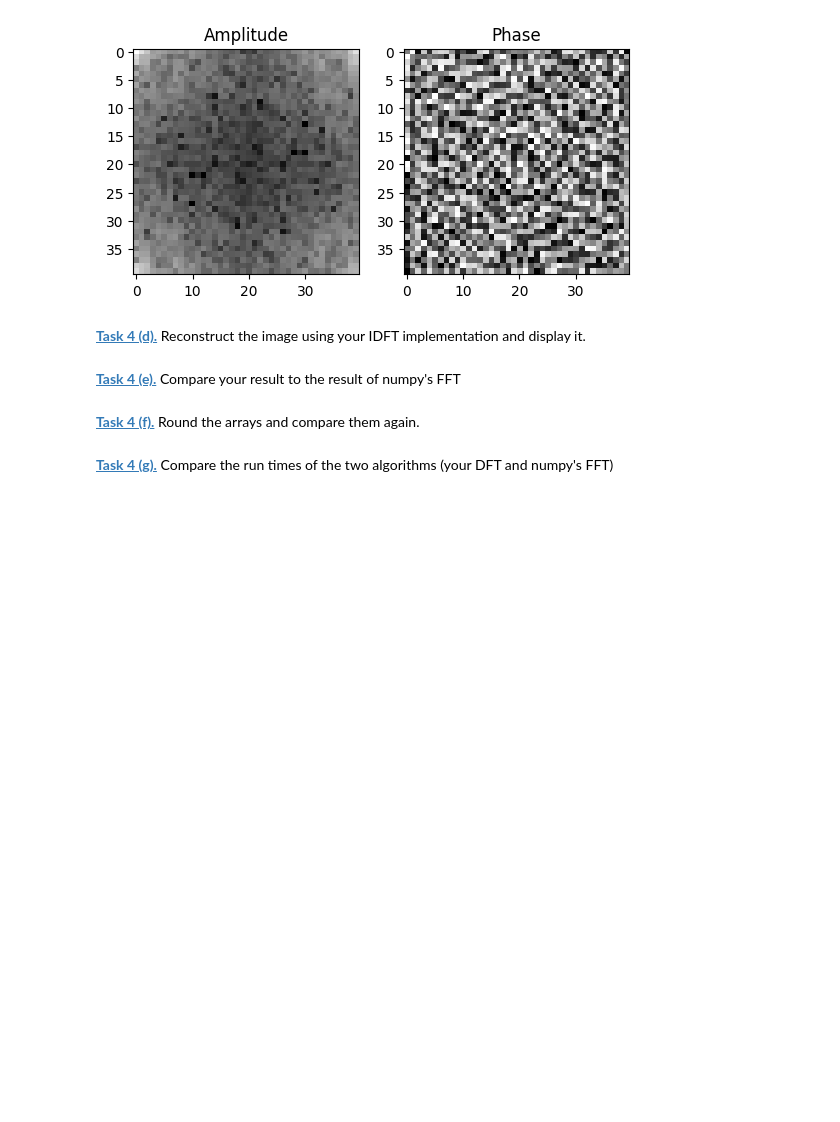
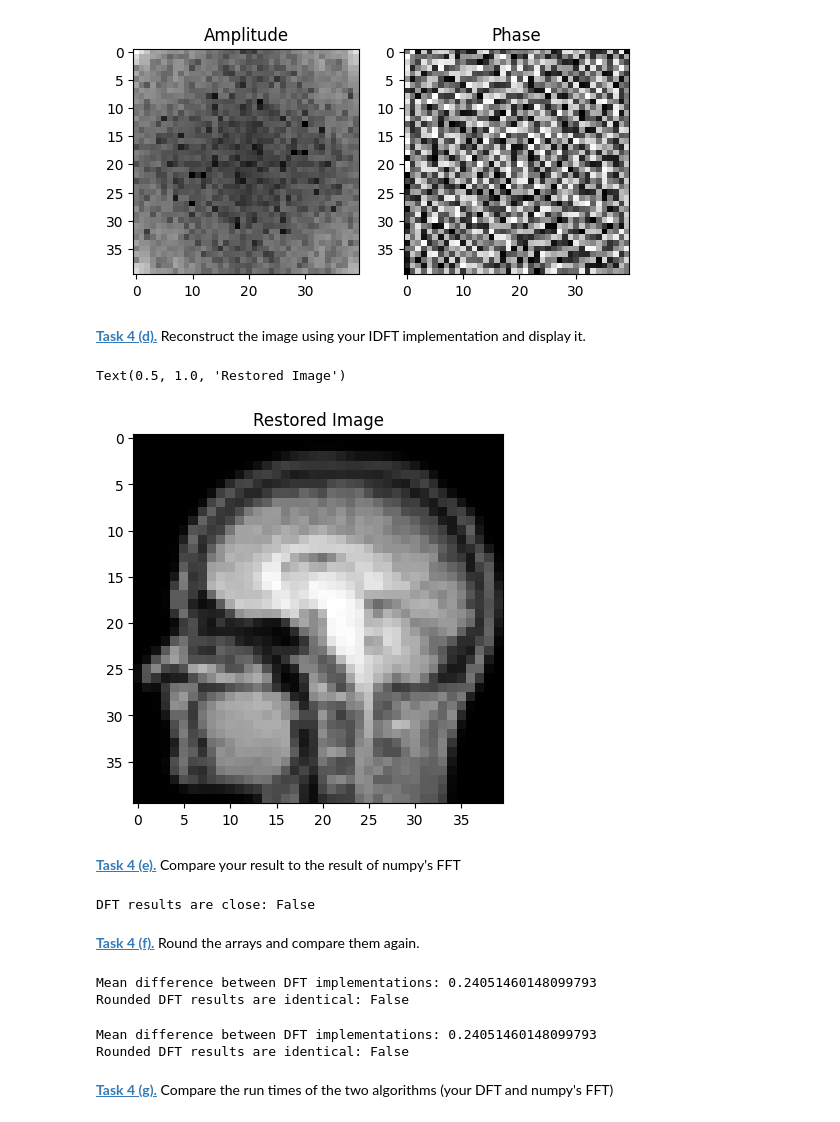
Before and after one commit to JonasSchenker/mobi-fs5-python, a Jupyter notebook: fourier.ipynb, the cells around one changed output. Saved outputs shown, nothing was run; the diff lists cells and outputs as text; code cells hidden in the pictures; blank space fills up the shorter version.

```diff
--- a/fourier.ipynb
+++ b/fourier.ipynb
@@ -208,8 +208,8 @@ plt.show()
 # %%
 #Implement your own DFT function and compare the result as well as the run time
 #to the implementation from numpy
-def my_dft2(image):
-    M, N = image.shape
+def my_dft2(img):
+    M, N = img.shape
     dft = np.zeros((M, N), dtype=complex)
     for u in range(M):
         for v in range(N):
@@ -217,8 +217,8 @@ def my_dft2(image):
             for x in range(M):
                 for y in range(N):
                     exponent = -2j * np.pi * ((u * x) / M + (v * y) / N)
-                    sum_val += image[x, y] * np.exp(exponent)
-            dft[u, v] = sum_val
+                    sum_val += img[x, y] * np.exp(exponent)
+            dft[u, v] = sum_val / (M * N)  # normalize
     return dft
 # %% [markdown]
 **[Task 4 (b).]()** Implement a function that computes the 2D-IDFT.
@@ -234,7 +234,7 @@ def my_idft2(dft):
                 for v in range(N):
                     exponent = 2j * np.pi * ((u * x) / M + (v * y) / N)
                     sum_val += dft[u, v] * np.exp(exponent)
-            idft[x, y] = sum_val / (M * N)
+            idft[x, y] = sum_val
     return idft
 # %% [markdown]
 Due to high computational costs, we need to resize the image.
@@ -268,9 +269,60 @@ plt.show()
 [figure]
 # %% [markdown]
 **[Task 4 (d).]()** Reconstruct the image using your IDFT implementation and display it.
+# %%
+# reconstruct the image using your IDFT function and display it
+test_img_restored = my_idft2(test_img_dft)
+
+plt.figure()
+plt.imshow(np.abs(test_img_restored), cmap='gray')
+plt.title('Restored Image')
+# %% [output]
+Text(0.5, 1.0, 'Restored Image')
+[figure, added]
 # %% [markdown]
 **[Task 4 (e).]()** Compare your result to the result of numpy's FFT
+# %%
+# Then, compare the results using np.allclose. – Note: You must use the
+# parameter norm=’forward’ for the np.fft.fft2 function to obtain identical
+# results. The reason is that there are slightly different definitions4 of the DFT
+# and using norm=’forward’ enforces the definition from Eq. (2)
+
+test_brain_npft = np.fft.fft2(test_img, norm='forward')
+test_brain_mydft = test_img_restored
+
+print("DFT results are close:", np.allclose(test_brain_npft, test_brain_mydft))
+# %% [output]
+DFT results are close: False
 # %% [markdown]
 **[Task 4 (f).]()** Round the arrays and compare them again.
+# %%
+# Compute the mean difference between the results of the two algorithms by
+# np.mean(np.abs(own_dft - np_fft)). Afterwards, round the DFT and the
+# FFT arrays using np.round(array, 5), where 5 is the number of decimals
+# to maintain. Compare the arrays using (own_dft == np_fft).all(). This
+# statement returns True if all values of the arrays match. Select the number
+# of decimals in such a way that you round as few as possible while the arrays
+# are still matching
+
+mean_difference = np.mean(np.abs(test_brain_mydft - test_brain_npft))
+print("Mean difference between DFT implementations:", mean_difference)
+
+rounded_npft = np.round(test_brain_npft, 5)
+rounded_mydft = np.round(test_brain_mydft, 5)
+print("Rounded DFT results are identical:", (rounded_mydft == rounded_npft).all())
+# %% [output]
+Mean difference between DFT implementations: 0.24051460148099793
+Rounded DFT results are identical: False
+# %%
+mean_difference = np.mean(np.abs(test_brain_mydft - test_brain_npft))
+print("Mean difference between DFT implementations:", mean_difference)
+
+rounded_npft = np.round(test_brain_npft, 5)
+rounded_mydft = np.round(test_brain_mydft, 5)
+
+print("Rounded DFT results are identical:", (rounded_mydft == rounded_npft).all())
+# %% [output]
+Mean difference between DFT implementations: 0.24051460148099793
+Rounded DFT results are identical: False
 # %% [markdown]
 **[Task 4 (g).]()** Compare the run times of the two algorithms (your DFT and numpy's FFT)
```
Also changed, not shown: parts of 2 cells of this notebook.
